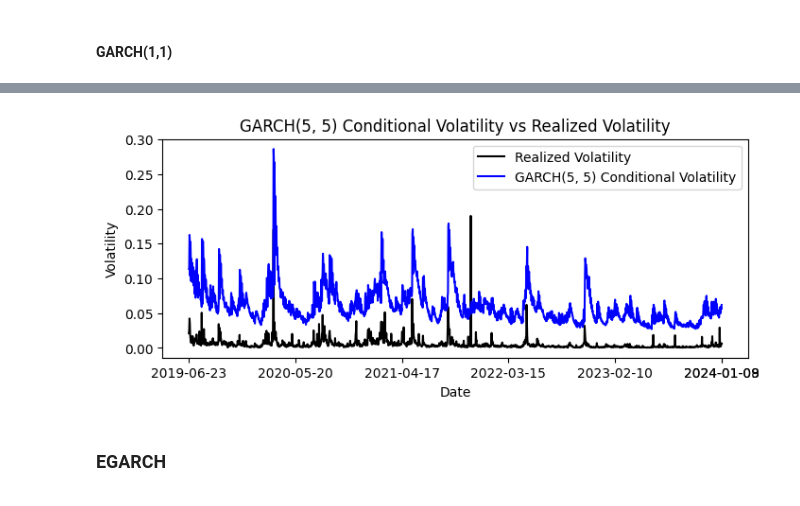
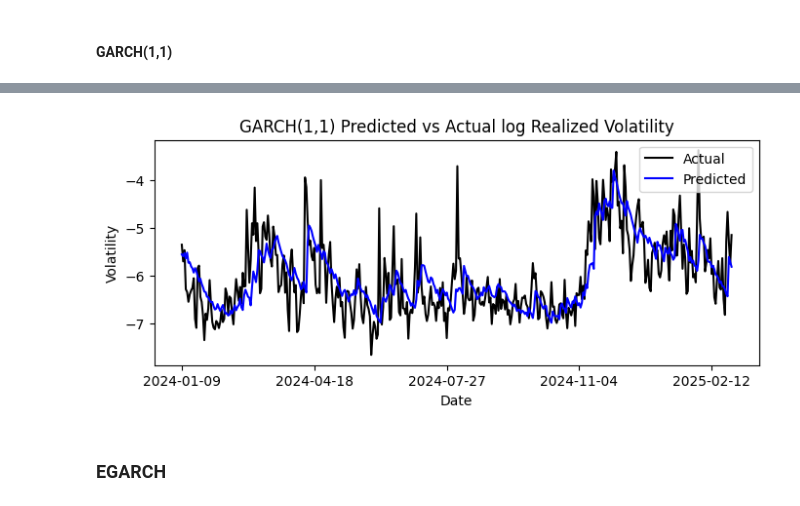
Before and after one commit to kiwi-lemongrass/DSE4101_Individual-Project, a Jupyter notebook: src/GARCH.ipynb, the cells around one changed output, grey strips where cells are left out. Cells and saved outputs as stored; diff of their text form; code cells hidden in the pictures.

```diff
--- a/src/GARCH.ipynb
+++ b/src/GARCH.ipynb
@@ -121,8 +154,9 @@ plot_garch_fit(garch_1_1_fit, 'GARCH(1, 1)')
-# %%
-garch_5_5_fit = get_garch_fit(5, 0, 5, 'normal')
-plot_garch_fit(garch_5_5_fit, 'GARCH(5, 5)')
-# %% [output]
-[figure, removed]
+# %%
+df_pred_1D = get_pred(1, 0, 1, 1)
+df_pred_1D.to_csv('../res/1D/GARCH(1,1).csv', index=False)
+plot_pred(df_pred_1D, 1, 'GARCH(1,1)')
+# %% [output]
+[figure, added]
 # %% [markdown]
 ### EGARCH
 # %% [markdown]
```
Also changed, not shown: parts of 20 cells of this notebook, 18 other files.
